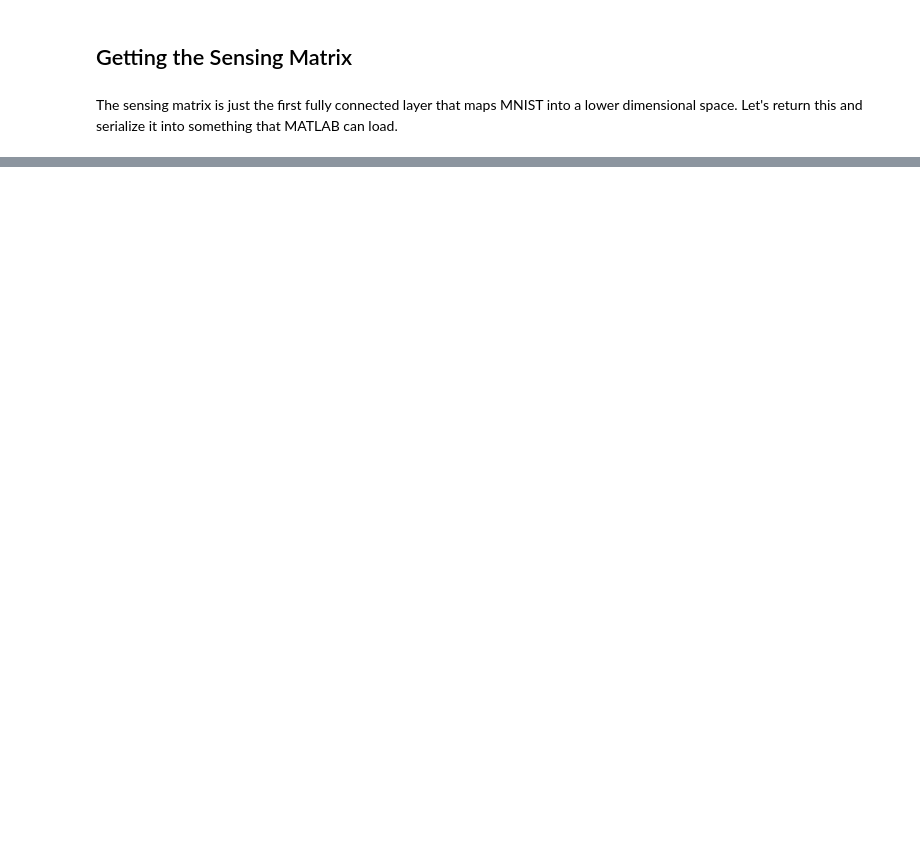
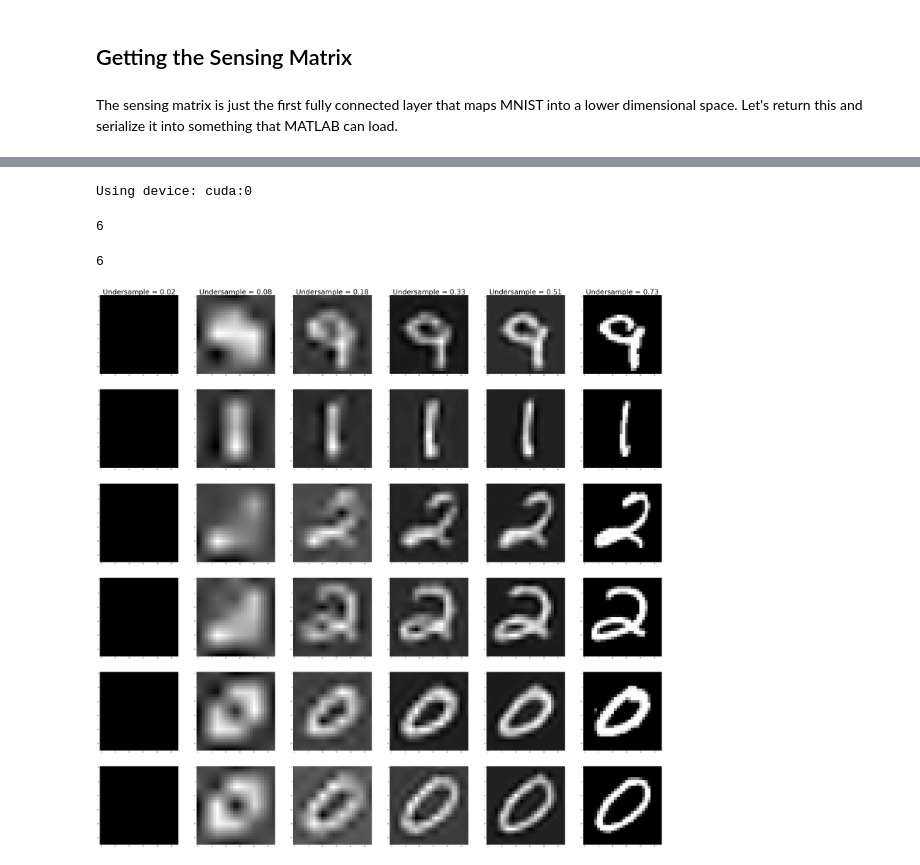
Before and after one commit to wfus/am254, a Jupyter notebook: LearnedSensingMatrix.ipynb, the cells around one changed output, grey strips where cells are left out. Saved outputs shown, nothing was run; the diff lists cells and outputs as text; code cells hidden in the pictures; blank space fills up the shorter version.

Commit message:
visualizations for learned sensing matrix'

```diff
--- a/LearnedSensingMatrix.ipynb
+++ b/LearnedSensingMatrix.ipynb
@@ -37,0 +50,2 @@ undersamplings = [int(t.replace(".torchmodel", "").split('_')[-1]) for t in torc
+# %%
+torchmodels, undersamplings = zip(*list(sorted(zip(torchmodels, undersamplings), key=lambda x: x[1])))
@@ -43,5 +61,7 @@ The sensing matrix is just the first fully connected layer that maps MNIST into
 def get_sensing_from_model(model):
     params = list(model.parameters())
     return params[0].detach().cpu().numpy()
+# %%
+models = [torch.load(t) for t in torchmodels]
 # %%
 sensing_layers = [get_sensing_from_model(torch.load(t)) for t in torchmodels]
@@ -53,0 +110,19 @@ savemat('sensing_mnist_100_784.mat', {'A': a})
+# %%
+train_loader = torch.utils.data.DataLoader(
+        datasets.MNIST('../data', train=True, download=True,
+                       transform=transforms.Compose([
+                           transforms.ToTensor(),
+                           transforms.Normalize((0.1307,), (0.3081,))
+                       ])),
+        batch_size=128, shuffle=True)
+test_loader = torch.utils.data.DataLoader(
+    datasets.MNIST('../data', train=False, transform=transforms.Compose([
+                       transforms.ToTensor(),
+                       transforms.Normalize((0.1307,), (0.3081,))
+                   ])),
+batch_size=128, shuffle=True)
+
+device = torch.device("cuda:0" if torch.cuda.is_available() else "cpu")
+print('Using device: %s' % str(device))
+# %% [output]
+Using device: cuda:0
@@ -53,0 +141,44 @@ savemat('sensing_mnist_100_784.mat', {'A': a})
+# %%
+test_y_hats = [model(random_test_X.to(device)).detach() for model in models]
+result_images = [test_y_hat.permute(0, 3, 1, 2).cpu().numpy().reshape(test_y_hat.shape[0], ORIGINAL_SIZE, ORIGINAL_SIZE).swapaxes(1, 2) for test_y_hat in test_y_hats]
+actual = random_test_y.permute(0, 3, 1, 2).cpu().numpy().reshape(random_test_y.shape[0], ORIGINAL_SIZE, ORIGINAL_SIZE).swapaxes(1, 2)
+# %%
+len(result_images)
+# %% [output]
+6
+# %%
+def plot_examples(index_lst):
+    SIZE = 12
+    n_models = len(result_images)
+    k = len(index_lst)
+    plt.figure(figsize=(SIZE * n_models, SIZE * k))
+    print(n_models)
+    for i, index in enumerate(index_lst):
+        for idx, result_image in enumerate(result_images):
+            # Get minimum of the result and the real image to use same colorbar colors
+            # Write titles if it is the first one
+            plt.subplot(k, n_models, n_models * i + 1 + idx)
+
+            if i == 0:
+                undersample_rate = float(undersamplings[idx] ** 2) / ORIGINAL_SIZE ** 2
+                plt.title('Undersample = %0.2f' % undersample_rate, fontsize=50)
+
+            res = (((result_image[index] + 0.1307)))
+            # plt.imshow(res, cmap='gray', vmin=min_val, vmax=max_val)
+            plt.imshow(res, cmap='gray')
+            # plt.colorbar()
+            plt.autoscale(False)
+
+        plt.subplot(k, n_models, n_models * (1 + i) )
+        a = ((actual[index] + 0.1307))
+        # plt.imshow(a, cmap='gray', vmin=min_val, vmax=max_val)
+        plt.imshow(a, cmap='gray')
+        # plt.colorbar()
+        plt.autoscale(False)
+
+    plt.show()
+# %%
+plot_examples([1, 2, 3, 4, 5, 6])
+# %% [output]
+6
+[figure, added]
```
Also changed, not shown: parts of 14 cells of this notebook.
